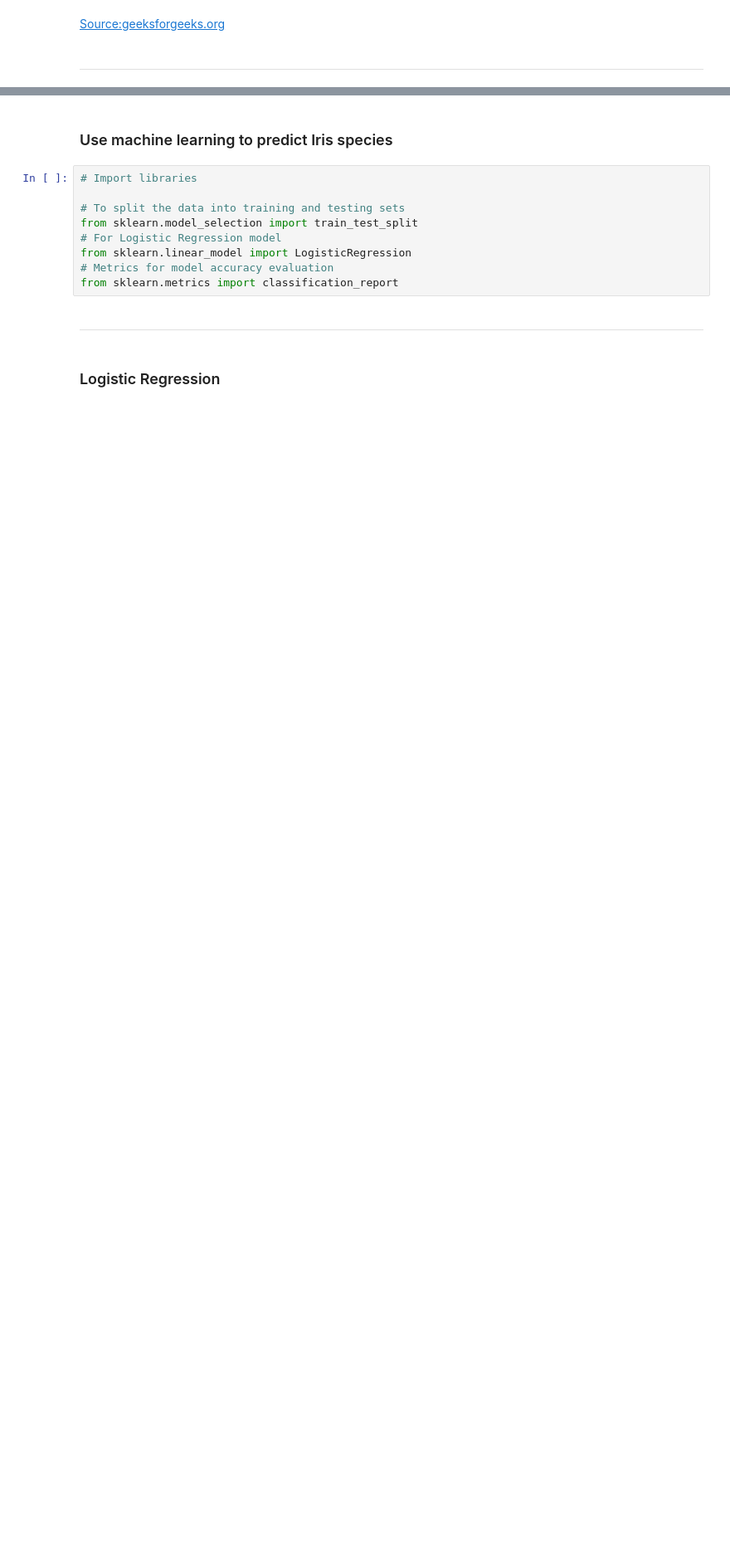
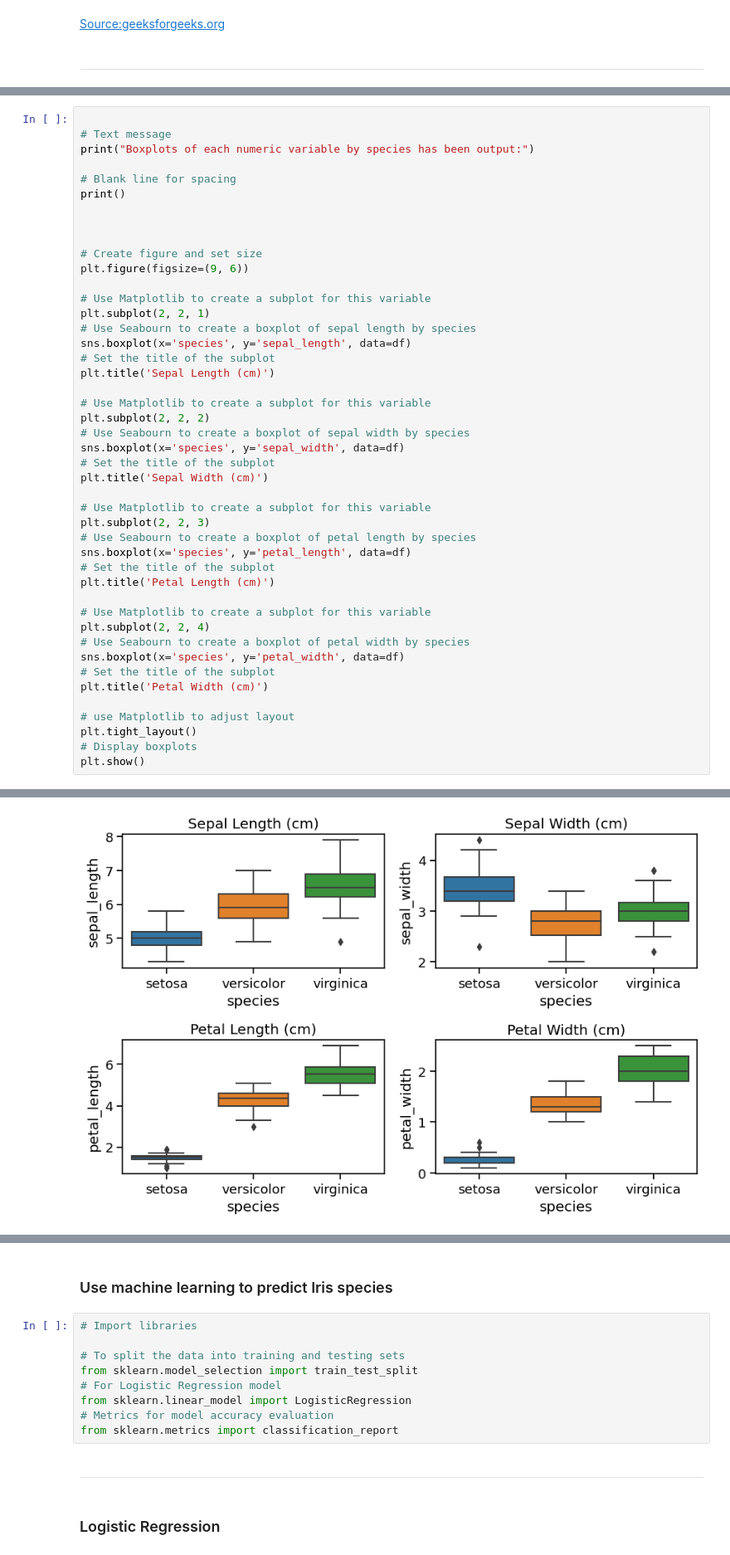
Before and after one commit to sarahembarry/pands-project, a Jupyter notebook: analysisnotebook.ipynb, the cells around one changed output, grey strips where cells are left out. Shown at 83% size. Cells and saved outputs as stored; diff of their text form; blank space fills up the shorter version.

Commit message:
boc plot + add text

```diff
--- a/analysisnotebook.ipynb
+++ b/analysisnotebook.ipynb
@@ -206,0 +263,46 @@ Observations on species and correlation:<br/>
+# %%
+
+# Text message
+print("Boxplots of each numeric variable by species has been output:")
+
+# Blank line for spacing
+print()
+
+
+
+# Create figure and set size
+plt.figure(figsize=(9, 6))
+
+# Use Matplotlib to create a subplot for this variable
+plt.subplot(2, 2, 1)
+# Use Seabourn to create a boxplot of sepal length by species
+sns.boxplot(x='species', y='sepal_length', data=df)
+# Set the title of the subplot
+plt.title('Sepal Length (cm)')
+
+# Use Matplotlib to create a subplot for this variable
+plt.subplot(2, 2, 2)
+# Use Seabourn to create a boxplot of sepal width by species
+sns.boxplot(x='species', y='sepal_width', data=df)
+# Set the title of the subplot
+plt.title('Sepal Width (cm)')
+
+# Use Matplotlib to create a subplot for this variable
+plt.subplot(2, 2, 3)
+# Use Seabourn to create a boxplot of petal length by species
+sns.boxplot(x='species', y='petal_length', data=df)
+# Set the title of the subplot
+plt.title('Petal Length (cm)')
+
+# Use Matplotlib to create a subplot for this variable
+plt.subplot(2, 2, 4)
+# Use Seabourn to create a boxplot of petal width by species
+sns.boxplot(x='species', y='petal_width', data=df)
+# Set the title of the subplot
+plt.title('Petal Width (cm)')
+
+# use Matplotlib to adjust layout
+plt.tight_layout()
+# Display boxplots
+plt.show()
+# %% [output]
@@ -206,0 +310 @@ Observations on species and correlation:<br/>
+[figure, added]
```
Also changed, not shown: parts of 22 cells of this notebook, 1 other file.
